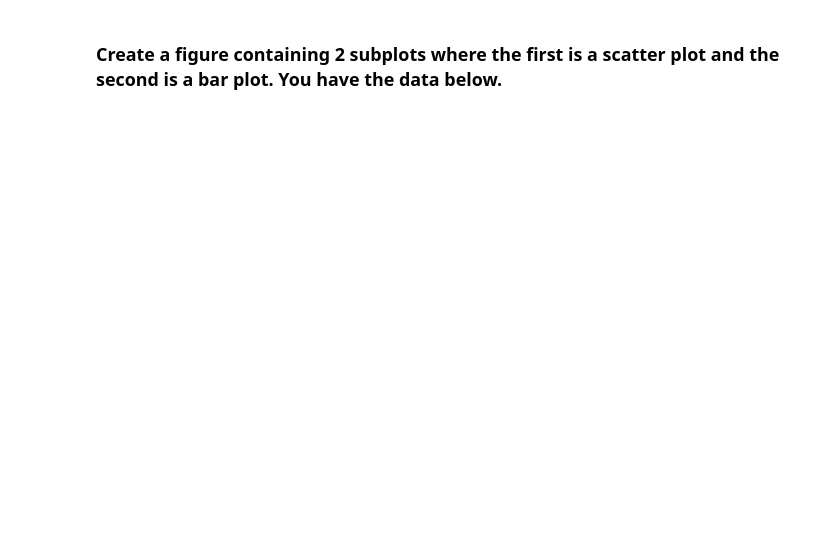
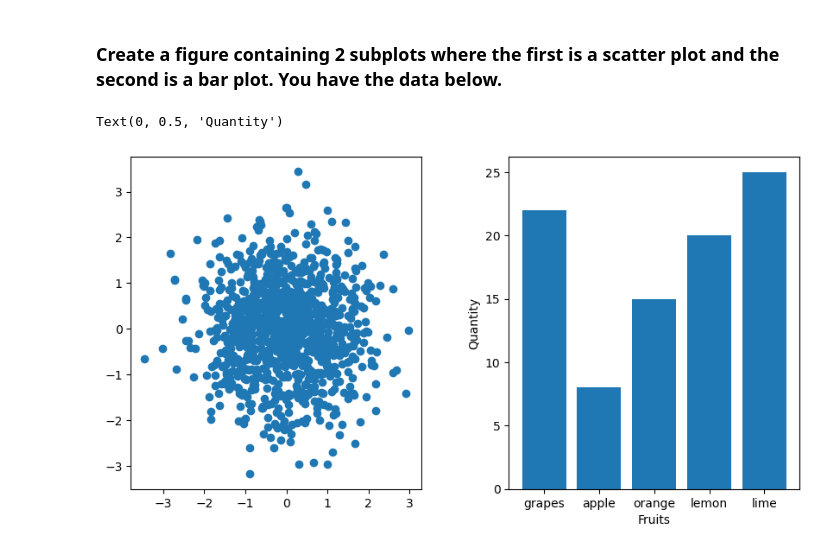
Before and after one commit to arbafax/Kunskapskontroll_2, a Jupyter notebook: kunskapskontroll_2_2_matplotlib.ipynb, the cells around one changed output. Saved outputs shown, nothing was run; the diff lists cells and outputs as text; code cells hidden in the pictures; blank space fills up the shorter version.

```diff
--- a/kunskapskontroll_2_2_matplotlib.ipynb
+++ b/kunskapskontroll_2_2_matplotlib.ipynb
@@ -26,3 +62,17 @@ y = x**2
 fruit_data = {'grapes': 22, 'apple': 8, 'orange': 15, 'lemon': 20, 'lime': 25}
 names = list(fruit_data.keys())
 values = list(fruit_data.values())
+# %%
+fig, ax = plt.subplots(1, 2, figsize=(10,5))
+fig.subplots_adjust(wspace=0.3)
+
+## scatter
+ax[0].scatter(random_data_x, random_data_y)
+
+## bar diagram
+ax[1].bar(names, values)
+ax[1].set_xlabel("Fruits")
+ax[1].set_ylabel("Quantity")
+# %% [output]
+Text(0, 0.5, 'Quantity')
+[figure, added]
```
Also changed, not shown: parts of 7 cells of this notebook, 1 other file.
